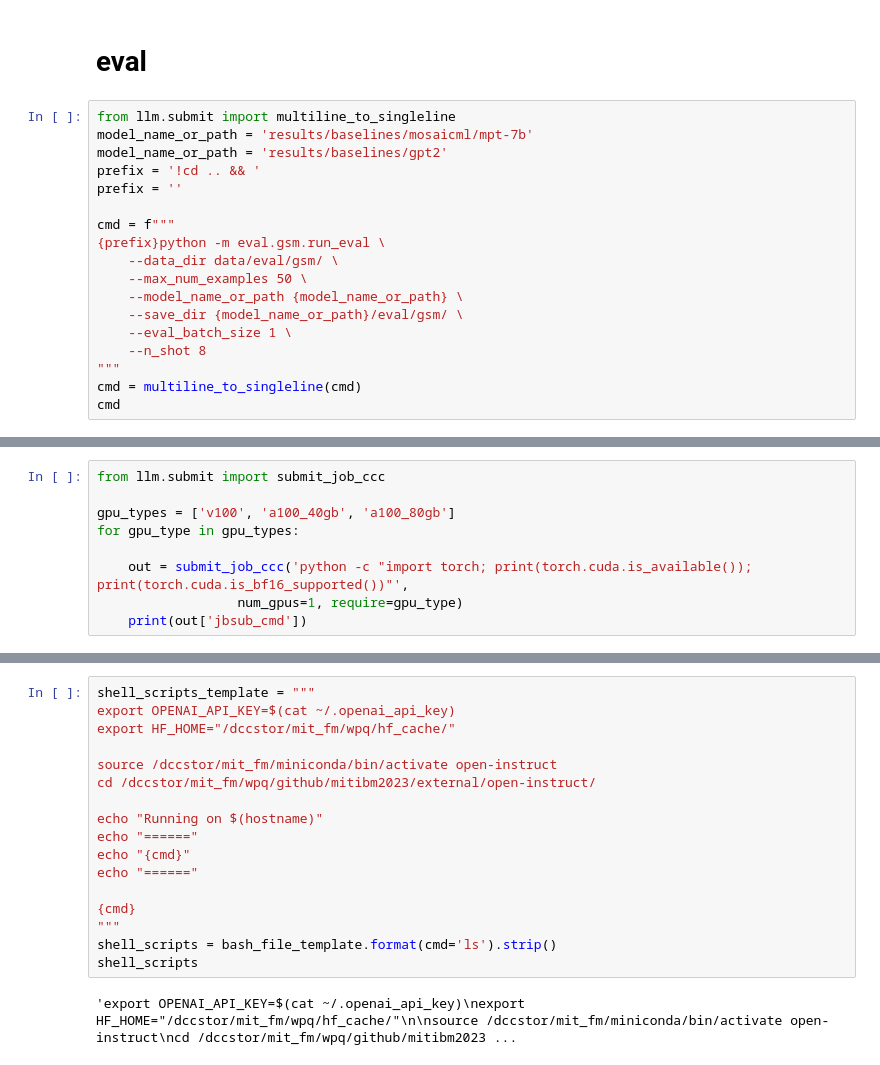
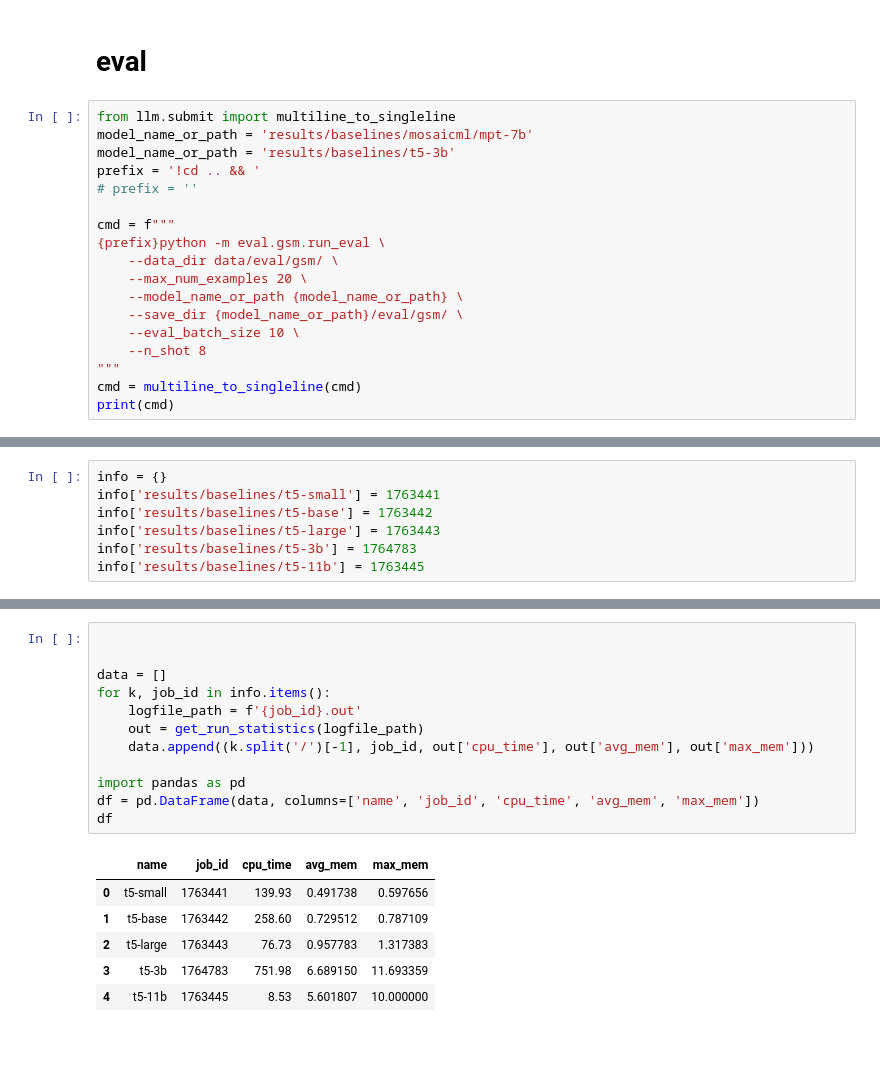
Before and after one commit to tt6746690/open-instruct, a Jupyter notebook: scripts/gen_cmds.ipynb, the cells around one changed output, grey strips where cells are left out. Drawn from its saved outputs; the diff is of its cells as text.

```diff
--- a/scripts/gen_cmds.ipynb
+++ b/scripts/gen_cmds.ipynb
@@ -124,19 +133,19 @@ print(cmd)
 # %%
 from llm.submit import multiline_to_singleline
 model_name_or_path = 'results/baselines/mosaicml/mpt-7b'
-model_name_or_path = 'results/baselines/gpt2'
+model_name_or_path = 'results/baselines/t5-3b'
 prefix = '!cd .. && '
-prefix = ''
+# prefix = ''
 
 cmd = f"""
 {prefix}python -m eval.gsm.run_eval \
     --data_dir data/eval/gsm/ \
-    --max_num_examples 50 \
+    --max_num_examples 20 \
     --model_name_or_path {model_name_or_path} \
     --save_dir {model_name_or_path}/eval/gsm/ \
-    --eval_batch_size 1 \
+    --eval_batch_size 10 \
     --n_shot 8
 """
 cmd = multiline_to_singleline(cmd)
-cmd
+print(cmd)
 # %% [output]
@@ -229,9 +239,7 @@ for cmd in cmds:
 # %%
-from llm.submit import submit_job_ccc
-
-gpu_types = ['v100', 'a100_40gb', 'a100_80gb']
-for gpu_type in gpu_types:
-
-    out = submit_job_ccc('python -c "import torch; print(torch.cuda.is_available()); print(torch.cuda.is_bf16_supported())"',
-                  num_gpus=1, require=gpu_type)
-    print(out['jbsub_cmd'])
+info = {}
+info['results/baselines/t5-small'] = 1763441
+info['results/baselines/t5-base'] = 1763442
+info['results/baselines/t5-large'] = 1763443
+info['results/baselines/t5-3b'] = 1764783
+info['results/baselines/t5-11b'] = 1763445
@@ -266,19 +246,19 @@ submit_job_ccc(shell_scripts, job_name='jpt', queue='x86_6h', num_cpus=20, num_g
-# %%
-shell_scripts_template = """
-export OPENAI_API_KEY=$(cat ~/.openai_api_key)
-export HF_HOME="/dccstor/mit_fm/wpq/hf_cache/"
-
-source /dccstor/mit_fm/miniconda/bin/activate open-instruct
-cd /dccstor/mit_fm/wpq/github/mitibm2023/external/open-instruct/
-
-echo "Running on $(hostname)"
-echo "======"
-echo "{cmd}"
-echo "======"
-
-{cmd}
-"""
-shell_scripts = bash_file_template.format(cmd='ls').strip()
-shell_scripts
-# %% [output]
-'export OPENAI_API_KEY=$(cat ~/.openai_api_key)\nexport HF_HOME="/dccstor/mit_fm/wpq/hf_cache/"\n\nsource /dccstor/mit_fm/miniconda/bin/activate open-instruct\ncd /dccstor/mit_fm/wpq/github/mitibm2023 ...
+# %%
+
+
+data = []
+for k, job_id in info.items():
+    logfile_path = f'{job_id}.out'
+    out = get_run_statistics(logfile_path)
+    data.append((k.split('/')[-1], job_id, out['cpu_time'], out['avg_mem'], out['max_mem']))
+
+import pandas as pd
+df = pd.DataFrame(data, columns=['name', 'job_id', 'cpu_time', 'avg_mem', 'max_mem'])
+df
+# %% [output]
+|  | name | job_id | cpu_time | avg_mem | max_mem |
+| 0 | t5-small | 1763441 | 139.93 | 0.491738 | 0.597656 |
+| 1 | t5-base | 1763442 | 258.60 | 0.729512 | 0.787109 |
+| 2 | t5-large | 1763443 | 76.73 | 0.957783 | 1.317383 |
+| 3 | t5-3b | 1764783 | 751.98 | 6.689150 | 11.693359 |
+| 4 | t5-11b | 1763445 | 8.53 | 5.601807 | 10.000000 |
```
Also changed, not shown: parts of 12 cells of this notebook, 1 other file.
